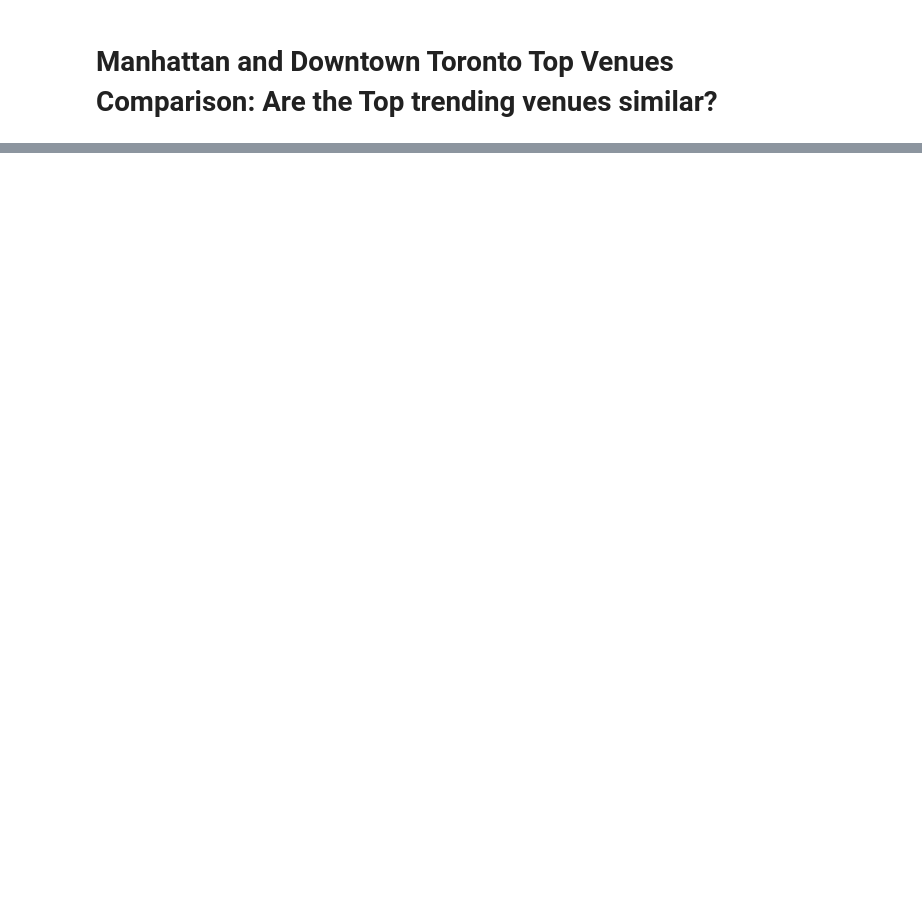
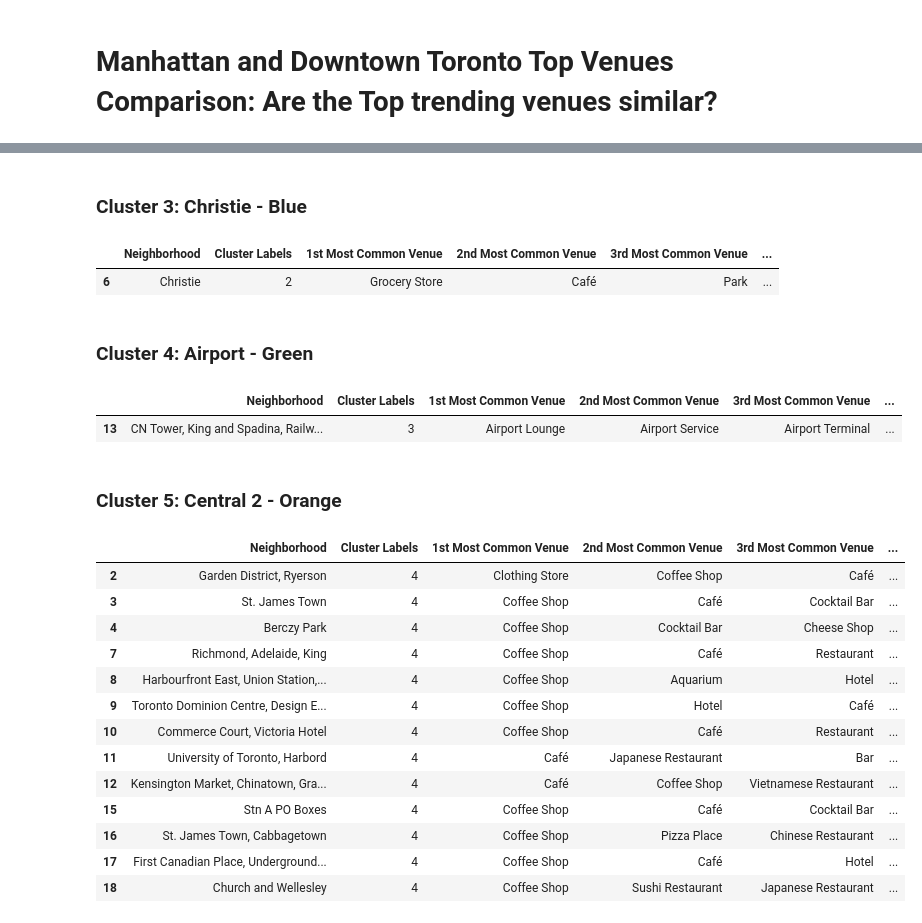
Before and after one commit to Micongia91/Coursera_Capstone, a Jupyter notebook: Coursera Capstone.ipynb, the cells around one changed output, grey strips where cells are left out. Cells and saved outputs as stored; diff of their text form; code cells hidden in the pictures; blank space fills up the shorter version.

```diff
--- a/Coursera Capstone.ipynb
+++ b/Coursera Capstone.ipynb
@@ -200,0 +350,40 @@ VERSION = '20180604'
+# %%
+# Run Cluster Analysis for Downtown Toronto and visualise the results
+kclusters = 5
+Downtown_Tor_grouped_clustering = Downtown_Tor_grouped.drop('Neighborhood', 1)
+kmeans_DT = KMeans(n_clusters=kclusters, random_state=0).fit(Downtown_Tor_grouped_clustering)
+kmeans_DT.labels_[0:10]
+
+
+#add clustering labels
+neighborhoods_venues_sorted.insert(0, 'Cluster Labels', kmeans_DT.labels_)
+
+#Merge Clusters with Top Venues
+Downtown_Toronto_merged = Downtown_Toronto
+Downtown_Toronto_merged = Downtown_Toronto_merged.join(neighborhoods_venues_sorted.set_index('Neighborhood'), on='Neighborhood')
+
+#Transform Cluster Labels variable Type
+Downtown_Toronto_merged.dropna(axis=0, inplace=True)
+Downtown_Toronto_merged['Cluster Labels'] = Downtown_Toronto_merged['Cluster Labels'].astype('int32')
+
+#Map Clusters
+map_DownTown_Toronto_clusters = folium.Map(location=[43.6515, -79.3835], zoom_start=11)
+x = np.arange(kclusters)
+ys = [i + x + (i*x)**2 for i in range(kclusters)]
+colors_array = cm.rainbow(np.linspace(0, 1, len(ys)))
+rainbow = [colors.rgb2hex(i) for i in colors_array]
+
+# add markers to the map
+markers_colors = []
+for lat, lon, poi, cluster in zip(Downtown_Toronto_merged['Latitude'], Downtown_Toronto_merged['Longitude'], Downtown_Toronto_merged['Neighborhood'], Downtown_Toronto_merged['Cluster Labels']):
+    label = folium.Popup(str(poi) + ' Cluster ' + str(cluster), parse_html=True)
+    folium.CircleMarker(
+        [lat, lon],
+        radius=5,
+        popup=label,
+        color=rainbow[cluster-1],
+        fill=True,
+        fill_color=rainbow[cluster-1],
+        fill_opacity=0.7).add_to(map_DownTown_Toronto_clusters)
+
+map_DownTown_Toronto_clusters
@@ -200,0 +422,37 @@ VERSION = '20180604'
+# %% [markdown]
+### Cluster 3: Christie - Blue
+# %%
+Christie = Downtown_Toronto_merged.loc[Downtown_Toronto_merged['Cluster Labels'] == 2, Downtown_Toronto_merged.columns[[2] + list(range(5, Downtown_Toronto_merged.shape[1]))]]
+Christie
+# %% [output]
+|  | Neighborhood | Cluster Labels | 1st Most Common Venue | 2nd Most Common Venue | 3rd Most Common Venue | ... |
+| 6 | Christie | 2 | Grocery Store | Café | Park | ... |
+# %% [markdown]
+### Cluster 4: Airport - Green
+# %%
+
+Airport = Downtown_Toronto_merged.loc[Downtown_Toronto_merged['Cluster Labels'] == 3, Downtown_Toronto_merged.columns[[2] + list(range(5, Downtown_Toronto_merged.shape[1]))]]
+Airport
+# %% [output]
+|  | Neighborhood | Cluster Labels | 1st Most Common Venue | 2nd Most Common Venue | 3rd Most Common Venue | ... |
+| 13 | CN Tower, King and Spadina, Railw... | 3 | Airport Lounge | Airport Service | Airport Terminal | ... |
+# %% [markdown]
+### Cluster 5: Central 2 - Orange
+# %%
+Central4_Orange = Downtown_Toronto_merged.loc[Downtown_Toronto_merged['Cluster Labels'] == 4, Downtown_Toronto_merged.columns[[2] + list(range(5, Downtown_Toronto_merged.shape[1]))]]
+Central4_Orange
+# %% [output]
+|  | Neighborhood | Cluster Labels | 1st Most Common Venue | 2nd Most Common Venue | 3rd Most Common Venue | ... |
+| 2 | Garden District, Ryerson | 4 | Clothing Store | Coffee Shop | Café | ... |
+| 3 | St. James Town | 4 | Coffee Shop | Café | Cocktail Bar | ... |
+| 4 | Berczy Park | 4 | Coffee Shop | Cocktail Bar | Cheese Shop | ... |
+| 7 | Richmond, Adelaide, King | 4 | Coffee Shop | Café | Restaurant | ... |
+| 8 | Harbourfront East, Union Station,... | 4 | Coffee Shop | Aquarium | Hotel | ... |
+| 9 | Toronto Dominion Centre, Design E... | 4 | Coffee Shop | Hotel | Café | ... |
+| 10 | Commerce Court, Victoria Hotel | 4 | Coffee Shop | Café | Restaurant | ... |
+| 11 | University of Toronto, Harbord | 4 | Café | Japanese Restaurant | Bar | ... |
+| 12 | Kensington Market, Chinatown, Gra... | 4 | Café | Coffee Shop | Vietnamese Restaurant | ... |
+| 15 | Stn A PO Boxes | 4 | Coffee Shop | Café | Cocktail Bar | ... |
+| 16 | St. James Town, Cabbagetown | 4 | Coffee Shop | Pizza Place | Chinese Restaurant | ... |
+| 17 | First Canadian Place, Underground... | 4 | Coffee Shop | Café | Hotel | ... |
+| 18 | Church and Wellesley | 4 | Coffee Shop | Sushi Restaurant | Japanese Restaurant | ... |
```
Also changed, not shown: parts of 57 cells of this notebook.
